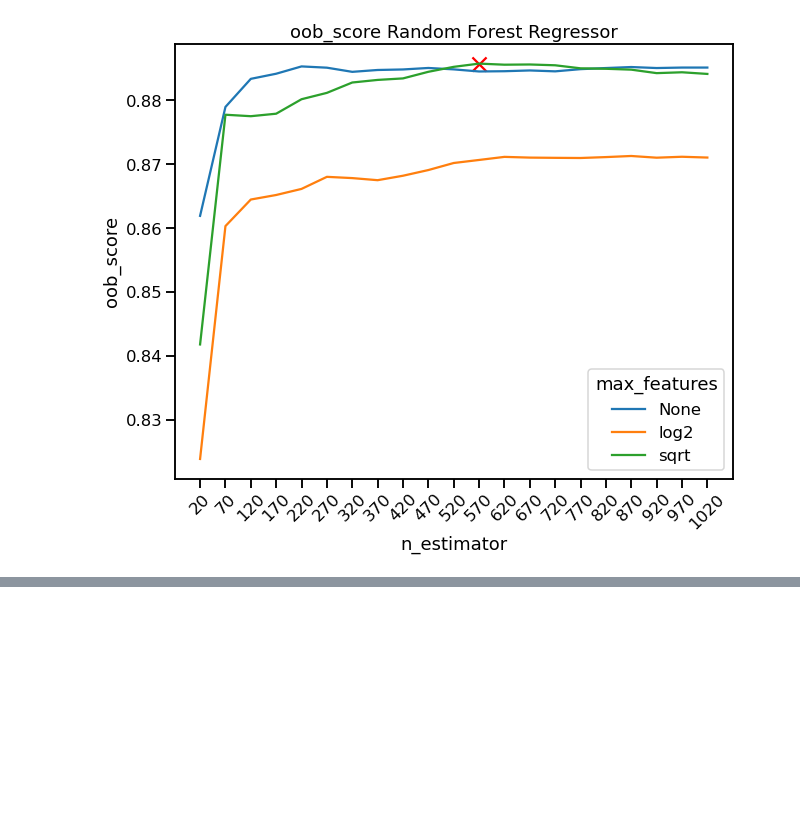
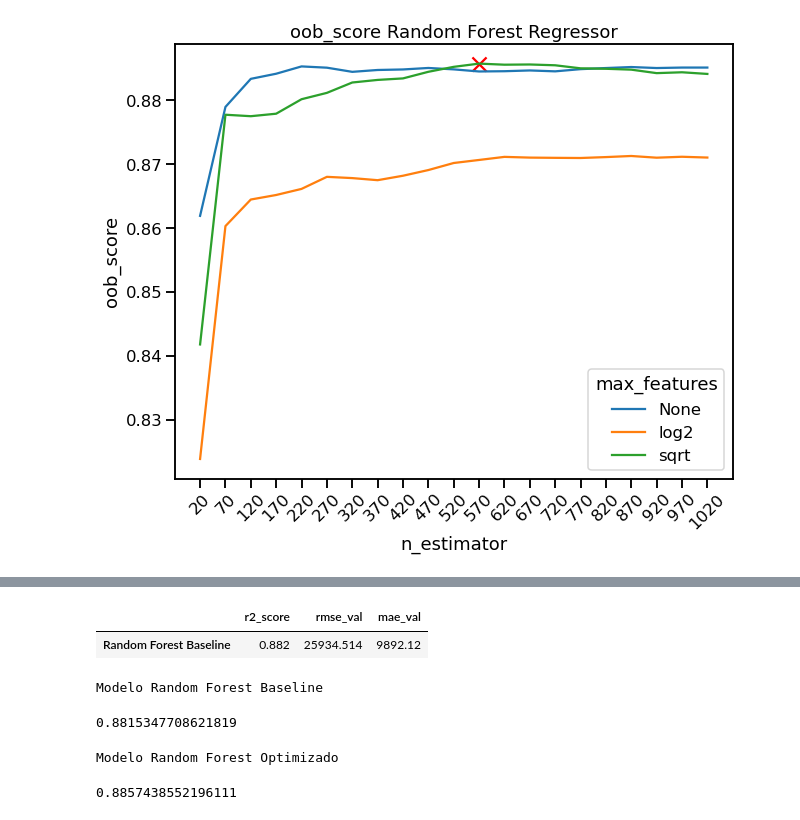
Before and after one commit to tomaspemora/desafio-latam-tareas-BA-TP, a Jupyter notebook: machine_learning/desafio_evaluado_4/desafio_4.ipynb, the cells around one changed output, grey strips where cells are left out. Cells and saved outputs as stored; diff of their text form; code cells hidden in the pictures; blank space fills up the shorter version.

```diff
--- a/machine_learning/desafio_evaluado_4/desafio_4.ipynb
+++ b/machine_learning/desafio_evaluado_4/desafio_4.ipynb
@@ -212,0 +178,19 @@ pipe_rf_final.get_params()
+# %%
+display(pd.DataFrame(rf_scores,index=pd.Series("Random Forest Baseline")))
+# %% [output]
+|  | r2_score | rmse_val | mae_val |
+| Random Forest Baseline | 0.882 | 25934.514 | 9892.12 |
+# %%
+#OOB_score Modelo Random Forest Baseline:
+print("Modelo Random Forest Baseline")
+pipe_rf.named_steps.model.oob_score_
+# %% [output]
+Modelo Random Forest Baseline
+0.8815347708621819
+# %%
+#OOB_score Modelo Random Forest Optimizado:
+print("Modelo Random Forest Optimizado")
+pipe_rf_final.named_steps.model.oob_score_
+# %% [output]
+Modelo Random Forest Optimizado
+0.8857438552196111
```
Also changed, not shown: parts of 23 cells of this notebook, 3 other files.
